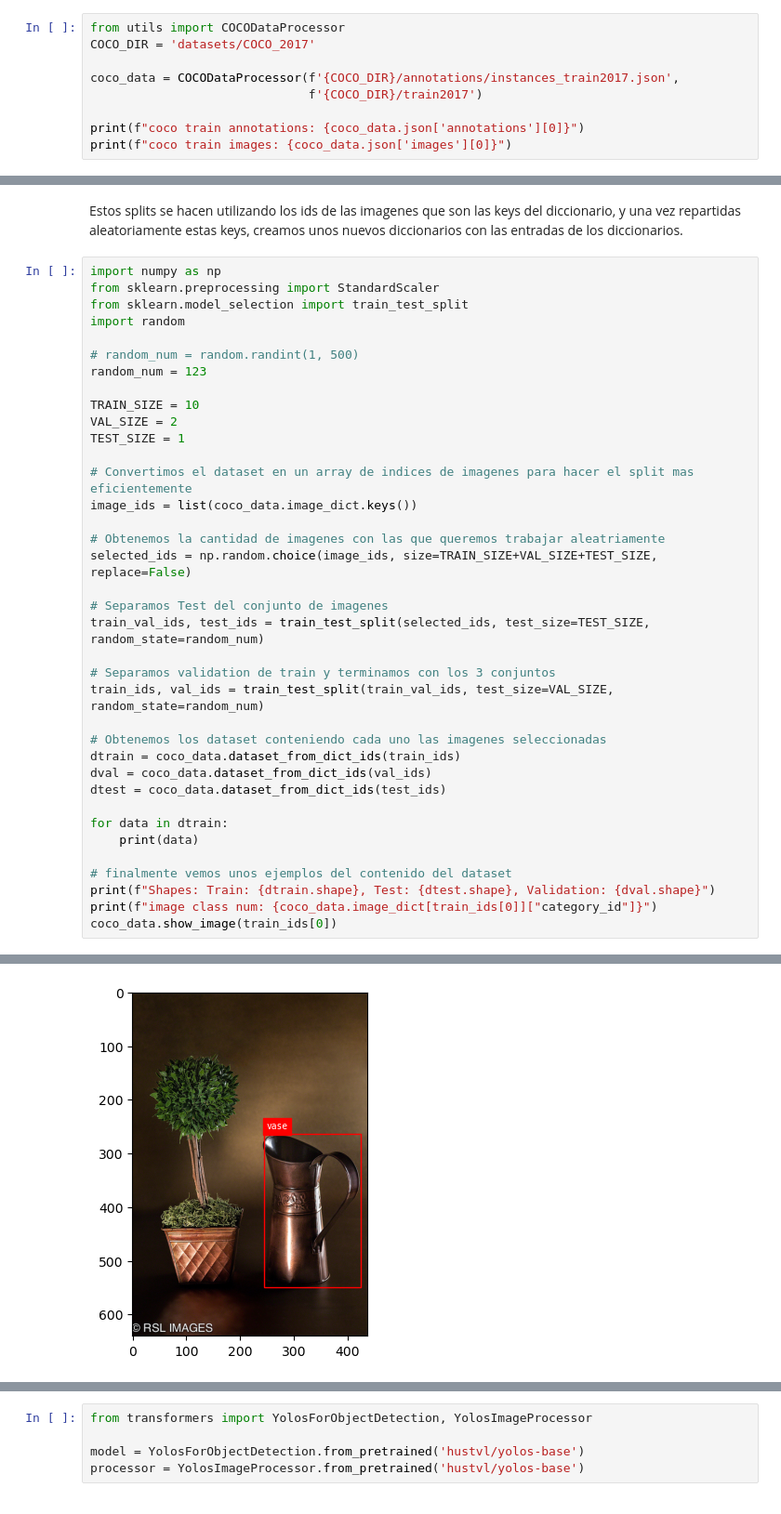
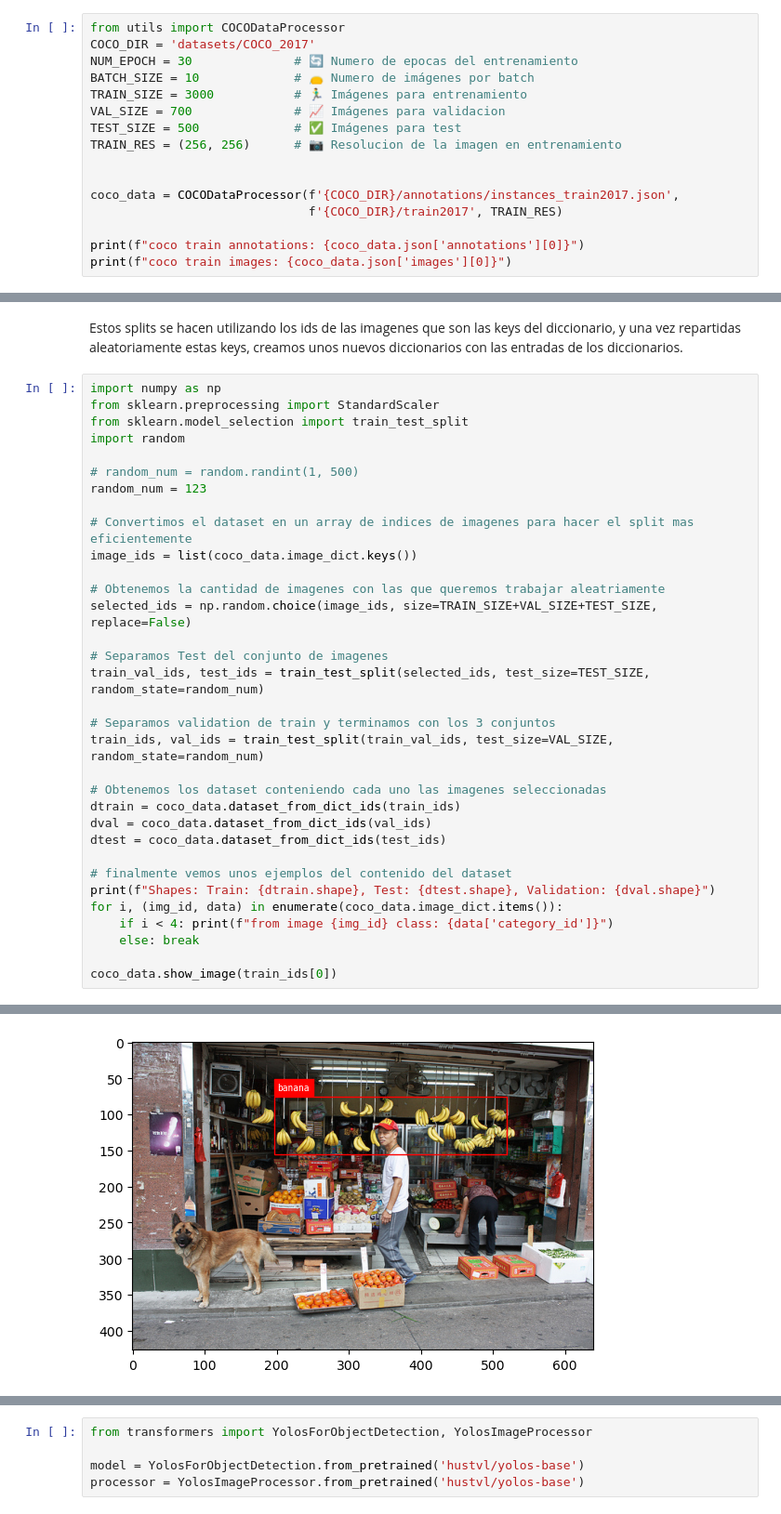
Before and after one commit to sprieton/deteccion_de_polipos_aplicando_ViT, a Jupyter notebook: detección_ViT.ipynb, the cells around one changed output, grey strips where cells are left out. Shown: that part at 93% size. Cells and saved outputs as stored; diff of their text form.

```diff
--- a/detección_ViT.ipynb
+++ b/detección_ViT.ipynb
@@ -32,9 +32,16 @@ COCO tiene una estructura particular en la que la información de cada imagen vi
 # %%
 from utils import COCODataProcessor
 COCO_DIR = 'datasets/COCO_2017'
+NUM_EPOCH = 30              # 🔄 Numero de epocas del entrenamiento
+BATCH_SIZE = 10             # 👝 Numero de imágenes por batch
+TRAIN_SIZE = 3000           # 🏃‍♂ Imágenes para entrenamiento
+VAL_SIZE = 700              # 📈 Imágenes para validacion
+TEST_SIZE = 500             # ✅ Imágenes para test
+TRAIN_RES = (256, 256)      # 📷 Resolucion de la imagen en entrenamiento
+
 
 coco_data = COCODataProcessor(f'{COCO_DIR}/annotations/instances_train2017.json',
-                              f'{COCO_DIR}/train2017')
+                              f'{COCO_DIR}/train2017', TRAIN_RES)
 
 print(f"coco train annotations: {coco_data.json['annotations'][0]}")
 print(f"coco train images: {coco_data.json['images'][0]}")
@@ -57,10 +64,6 @@ import random
 
 # random_num = random.randint(1, 500)
 random_num = 123
-
-TRAIN_SIZE = 10
-VAL_SIZE = 2
-TEST_SIZE = 1
 
 # Convertimos el dataset en un array de indices de imagenes para hacer el split mas eficientemente
 image_ids = list(coco_data.image_dict.keys())
@@ -79,11 +82,11 @@ dtrain = coco_data.dataset_from_dict_ids(train_ids)
 dval = coco_data.dataset_from_dict_ids(val_ids)
 dtest = coco_data.dataset_from_dict_ids(test_ids)
 
-for data in dtrain:
-    print(data)
-
 # finalmente vemos unos ejemplos del contenido del dataset
 print(f"Shapes: Train: {dtrain.shape}, Test: {dtest.shape}, Validation: {dval.shape}")
-print(f"image class num: {coco_data.image_dict[train_ids[0]]["category_id"]}")
+for i, (img_id, data) in enumerate(coco_data.image_dict.items()):
+    if i < 4: print(f"from image {img_id} class: {data['category_id']}")
+    else: break
+
 coco_data.show_image(train_ids[0])
 # %% [output]
@@ -102,2 +98,2 @@ image class num: 86
-[figure, old version]
+[figure, new version]
 # %% [markdown]
```
Also changed, not shown: parts of 10 cells of this notebook, 1 other file.
